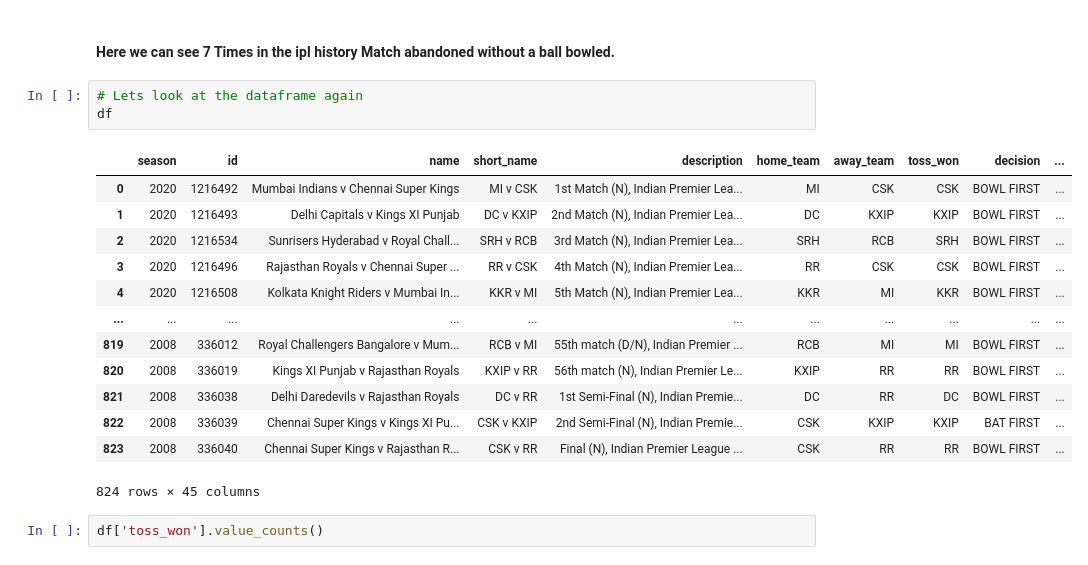
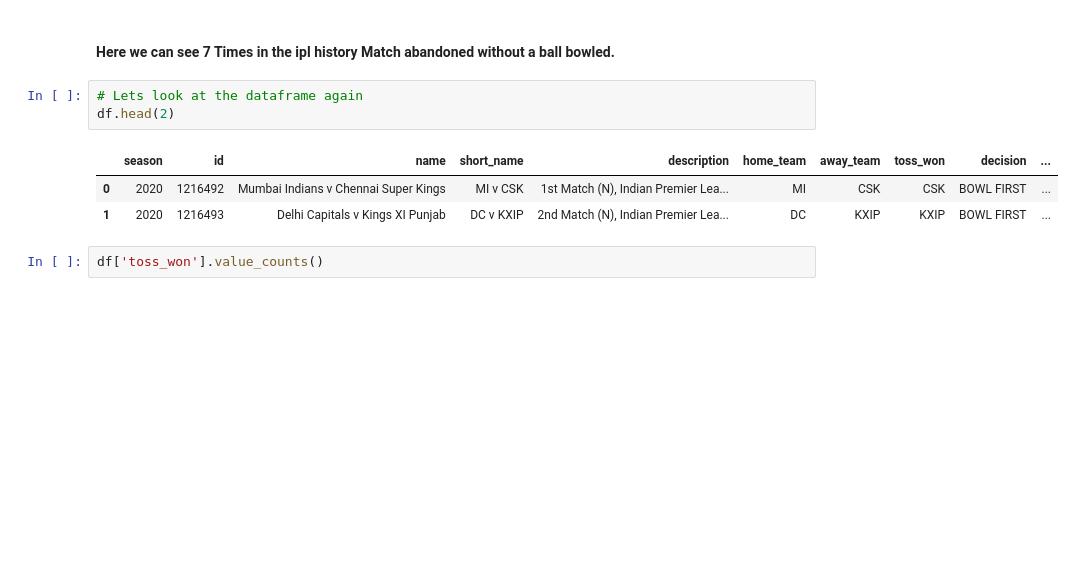
Before and after one commit to InvalidSB/EDA-of-IPL-dataset, a Jupyter notebook: summary.ipynb, the cells around one changed output. Drawn from its saved outputs; the diff is of its cells as text; blank space fills up the shorter version.

```diff
--- a/summary.ipynb
+++ b/summary.ipynb
@@ -205,21 +204,11 @@ df[df['decision']=="no toss"]
 #### Here we can see 7 Times in the ipl history Match abandoned without a ball bowled.
 # %%
 # Lets look at the dataframe again
-df
+df.head(2)
 # %% [output]
 |  | season | id | name | short_name | description | home_team | away_team | toss_won | decision | ... |
 | 0 | 2020 | 1216492 | Mumbai Indians v Chennai Super Kings | MI v CSK | 1st Match (N), Indian Premier Lea... | MI | CSK | CSK | BOWL FIRST | ... |
 | 1 | 2020 | 1216493 | Delhi Capitals v Kings XI Punjab | DC v KXIP | 2nd Match (N), Indian Premier Lea... | DC | KXIP | KXIP | BOWL FIRST | ... |
-| 2 | 2020 | 1216534 | Sunrisers Hyderabad v Royal Chall... | SRH v RCB | 3rd Match (N), Indian Premier Lea... | SRH | RCB | SRH | BOWL FIRST | ... |
-| 3 | 2020 | 1216496 | Rajasthan Royals v Chennai Super ... | RR v CSK | 4th Match (N), Indian Premier Lea... | RR | CSK | CSK | BOWL FIRST | ... |
-| 4 | 2020 | 1216508 | Kolkata Knight Riders v Mumbai In... | KKR v MI | 5th Match (N), Indian Premier Lea... | KKR | MI | KKR | BOWL FIRST | ... |
-| ... | ... | ... | ... | ... | ... | ... | ... | ... | ... | ... |
-| 819 | 2008 | 336012 | Royal Challengers Bangalore v Mum... | RCB v MI | 55th match (D/N), Indian Premier ... | RCB | MI | MI | BOWL FIRST | ... |
-| 820 | 2008 | 336019 | Kings XI Punjab v Rajasthan Royals | KXIP v RR | 56th match (N), Indian Premier Le... | KXIP | RR | RR | BOWL FIRST | ... |
-| 821 | 2008 | 336038 | Delhi Daredevils v Rajasthan Royals | DC v RR | 1st Semi-Final (N), Indian Premie... | DC | RR | DC | BOWL FIRST | ... |
-| 822 | 2008 | 336039 | Chennai Super Kings v Kings XI Pu... | CSK v KXIP | 2nd Semi-Final (N), Indian Premie... | CSK | KXIP | KXIP | BAT FIRST | ... |
-| 823 | 2008 | 336040 | Chennai Super Kings v Rajasthan R... | CSK v RR | Final (N), Indian Premier League ... | CSK | RR | RR | BOWL FIRST | ... |
-824 rows × 45 columns
 # %%
 df['toss_won'].value_counts()
 # %% [output]
```
Also changed, not shown: parts of 8 cells of this notebook.
